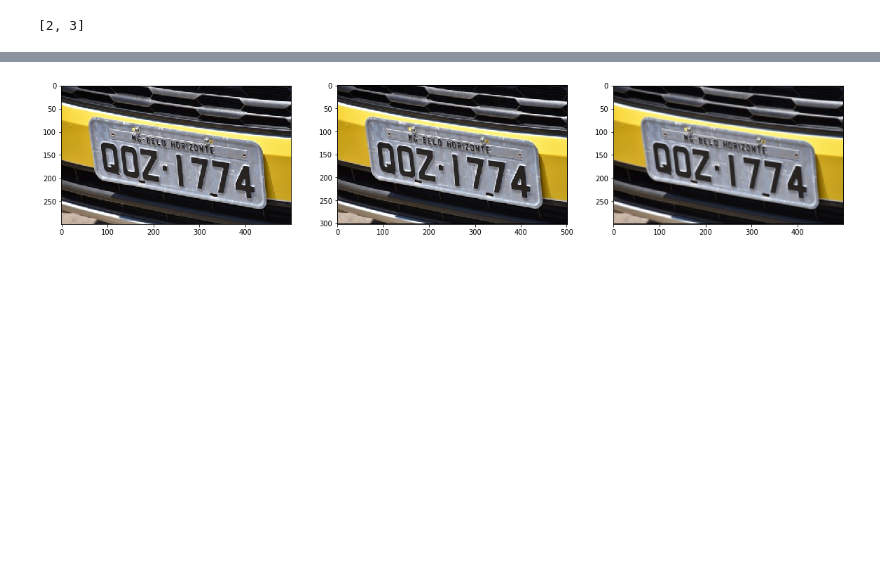
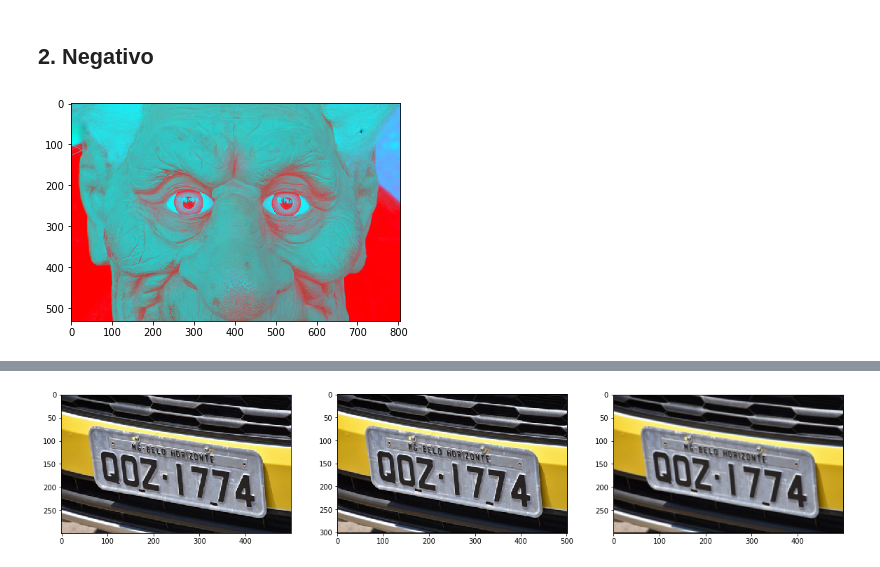
Before and after one commit to jpvt/Digital_Image_Processing, a Jupyter notebook: notebooks/correlator_testing.ipynb, the cells around one changed output, grey strips where cells are left out. Drawn from its saved outputs; the diff is of its cells as text; code cells hidden in the pictures; blank space fills up the shorter version.

```diff
--- a/notebooks/correlator_testing.ipynb
+++ b/notebooks/correlator_testing.ipynb
@@ -2,10 +2,6 @@
 from PIL import Image
 import numpy as np
 import matplotlib.pyplot as plt
-# %%
-[1,2,3,4][0:-0]
-# %% [output]
-[2, 3]
 # %%
 class Correlator:
 
@@ -88 +85,25 @@ class Correlator:
+# %%
+def negative(image_path, mode="RGB"):
+    image = np.array(Image.open(image_path).convert('RGB'))
+
+    if mode == "RGB":
+        image = 255 - image
+    elif mode == "R":
+        image[:,:,0] = 255 - image[:,:,0]
+    elif mode == "G":
+        image[:,:,1] = 255 - image[:,:,1]
+    elif mode == "B":
+        image[:,:,2] = 255 - image[:,:,2]
+    else:
+        print("mode not recognized. Either choose RGB, R , G or B.")
+        return -1
+    return image
+# %% [markdown]
+## 2. Negativo
+# %%
+negative_image = negative("../app/assets/Imagens_teste/carafeia.png", mode="R")
+plt.imshow(negative_image)
+plt.show()
+# %% [output]
+[figure, added]
 # %% [markdown]
```
Also changed, not shown: parts of 19 cells of this notebook, 1 other file.
